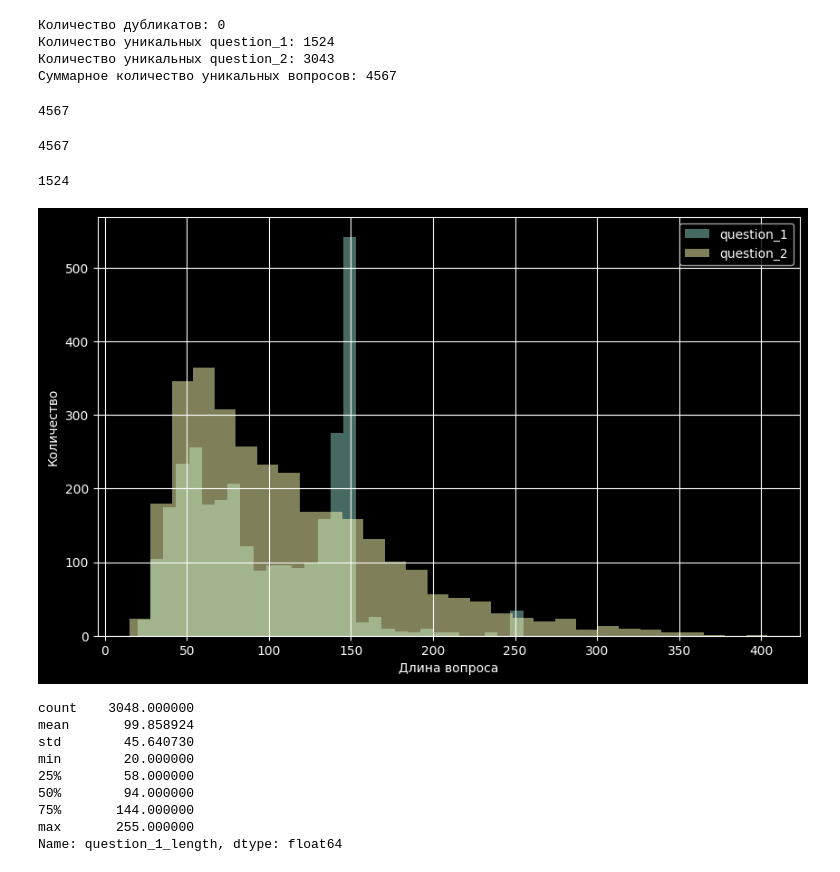
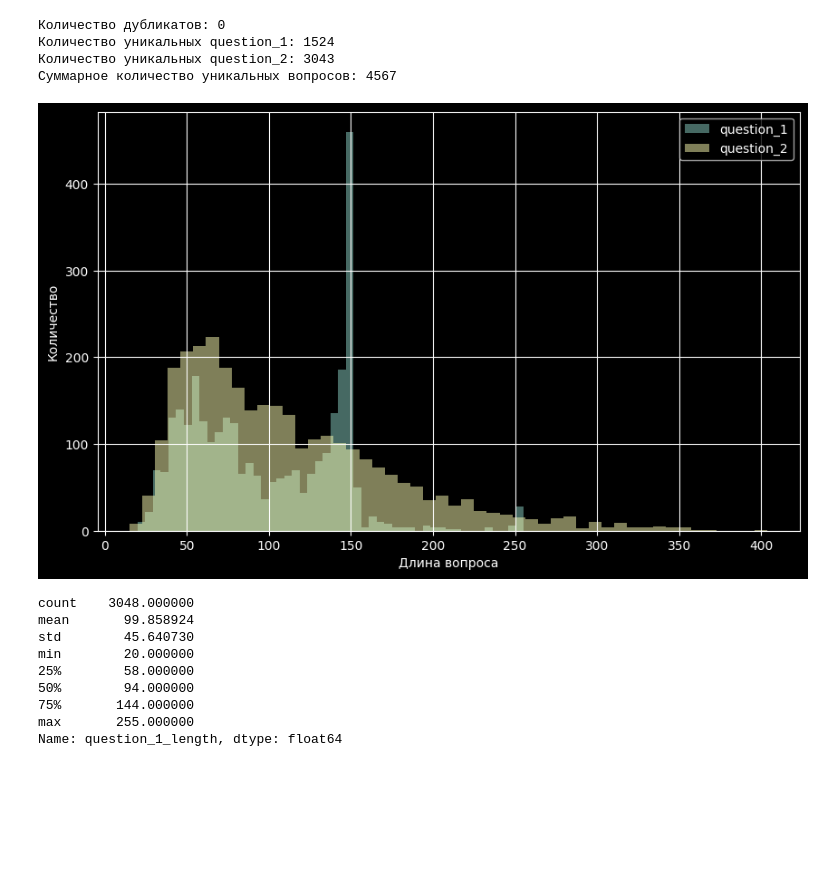
Before and after one commit to FedorSafonov/Medical-QA--MLE-, a Jupyter notebook: project.ipynb, the cells around one changed output. Drawn from its saved outputs; the diff is of its cells as text; code cells hidden in the pictures; blank space fills up the shorter version.

```diff
--- a/project.ipynb
+++ b/project.ipynb
@@ -125,36 +127,22 @@ TRAIN
 Количество уникальных question_1: 1524
 Количество уникальных question_2: 3043
 Суммарное количество уникальных вопросов: 4567
-# %%
-len(list(train_df.question_1.unique())+list(train_df.question_2.unique()))
-# %% [output]
-4567
-# %%
-len(set(list(train_df.question_1.unique())+list(train_df.question_2.unique())))
-# %% [output]
-4567
-# %%
-print(train_df.question_1.unique().shape[0])
-print(train_df.question_2.unique().shape[0])
-print()
-# %% [output]
-1524
 # %%
 # Анализ длины вопросов
 train_df['question_1_length'] = train_df['question_1'].str.len()
 train_df['question_2_length'] = train_df['question_2'].str.len()
 
 # Визуализация распределения длины вопросов
 plt.figure(figsize=(10, 6))
-train_df['question_1_length'].hist(bins=30, alpha=0.5, label='question_1')
-train_df['question_2_length'].hist(bins=30, alpha=0.5, label='question_2')
+train_df['question_1_length'].hist(bins=50, alpha=0.5, label='question_1')
+train_df['question_2_length'].hist(bins=50, alpha=0.5, label='question_2')
 plt.set_cmap('Greens')
 plt.xlabel('Длина вопроса')
 plt.ylabel('Количество')
 plt.legend()
 plt.show()
 # %% [output]
-[figure, old version]
+[figure, new version]
 # %%
 train_df['question_1_length'].describe()
 # %% [output]
```
Also changed, not shown: parts of 92 cells of this notebook, 5 other files.
